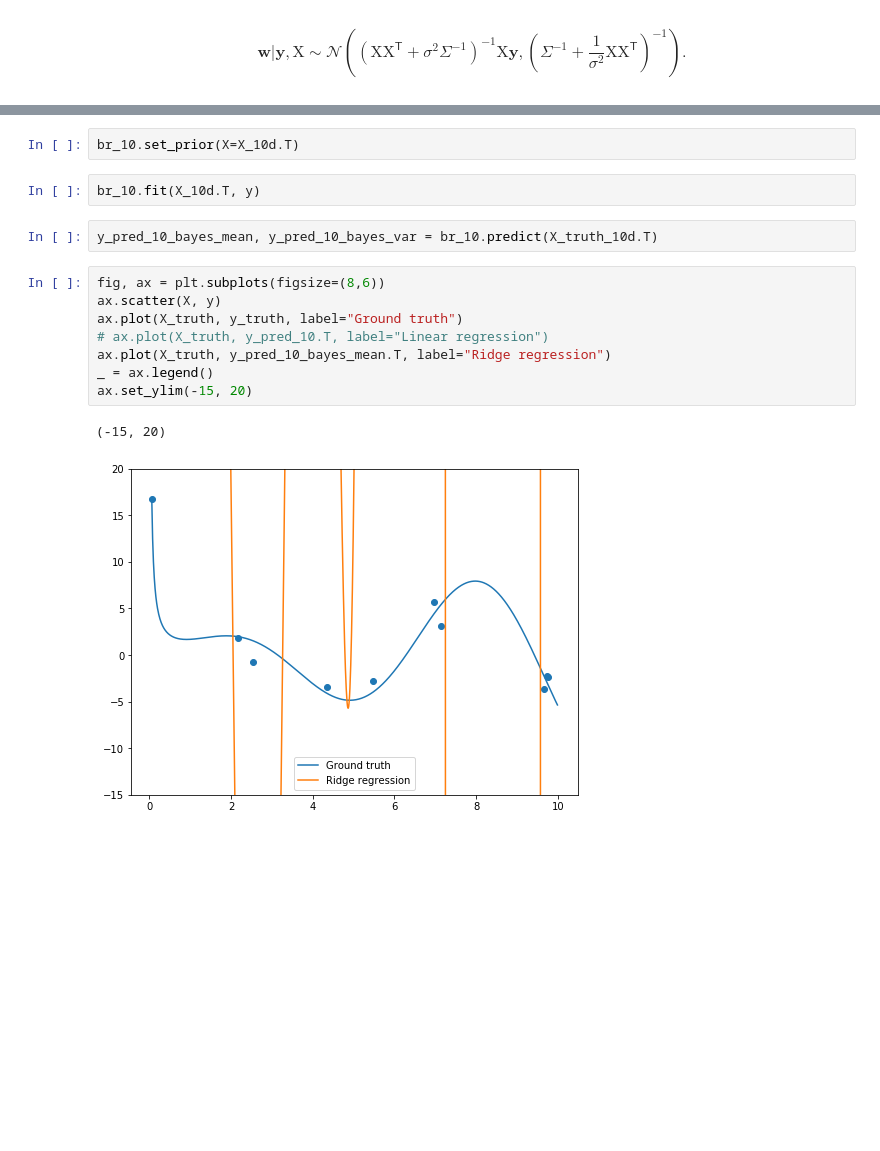
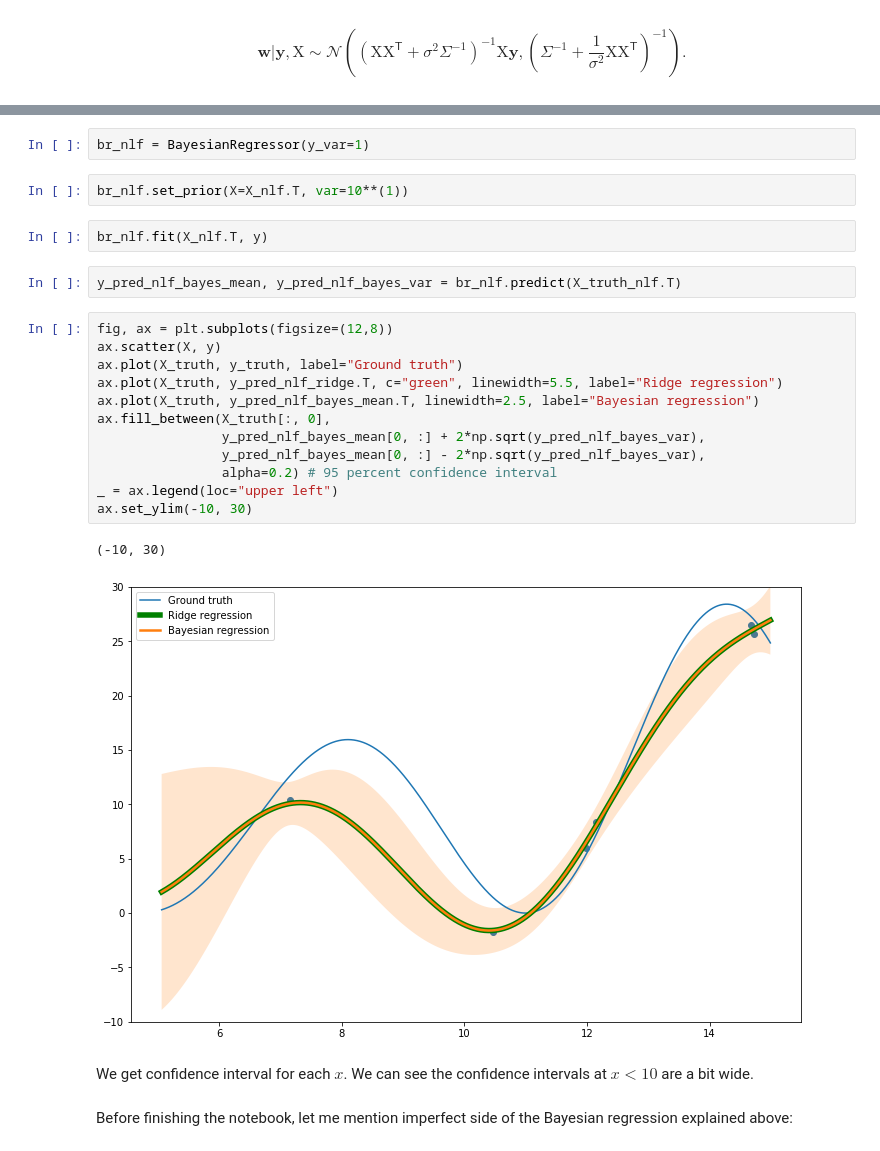
Before and after one commit to yuinityk/ML-impl, a Jupyter notebook: BayesianRegression/BayesReg.ipynb, the cells around one changed output, grey strips where cells are left out. Saved outputs shown, nothing was run; the diff lists cells and outputs as text; blank space fills up the shorter version.

Commit message:
[Fix] Finished implementaion of Bayesian regression

```diff
--- a/BayesianRegression/BayesReg.ipynb
+++ b/BayesianRegression/BayesReg.ipynb
@@ -438,17 +441,28 @@ br_10 = BayesianRegressor(y_var=2.0)
+# %%
+br_nlf = BayesianRegressor(y_var=1)
 # %%
-br_10.set_prior(X=X_10d.T)
+br_nlf.set_prior(X=X_nlf.T, var=10**(1))
 # %%
-br_10.fit(X_10d.T, y)
+br_nlf.fit(X_nlf.T, y)
-# %%
-y_pred_10_bayes_mean, y_pred_10_bayes_var = br_10.predict(X_truth_10d.T)
+# %%
+y_pred_nlf_bayes_mean, y_pred_nlf_bayes_var = br_nlf.predict(X_truth_nlf.T)
 # %%
-fig, ax = plt.subplots(figsize=(8,6))
+fig, ax = plt.subplots(figsize=(12,8))
 ax.scatter(X, y)
 ax.plot(X_truth, y_truth, label="Ground truth")
-# ax.plot(X_truth, y_pred_10.T, label="Linear regression")
-ax.plot(X_truth, y_pred_10_bayes_mean.T, label="Ridge regression")
-_ = ax.legend()
-ax.set_ylim(-15, 20)
+ax.plot(X_truth, y_pred_nlf_ridge.T, c="green", linewidth=5.5, label="Ridge regression")
+ax.plot(X_truth, y_pred_nlf_bayes_mean.T, linewidth=2.5, label="Bayesian regression")
+ax.fill_between(X_truth[:, 0],
+                y_pred_nlf_bayes_mean[0, :] + 2*np.sqrt(y_pred_nlf_bayes_var),
+                y_pred_nlf_bayes_mean[0, :] - 2*np.sqrt(y_pred_nlf_bayes_var),
+                alpha=0.2) # 95 percent confidence interval
+_ = ax.legend(loc="upper left")
+ax.set_ylim(-10, 30)
 # %% [output]
-(-15, 20)
+(-10, 30)
-[figure, old version]
+[figure, new version]
+# %% [markdown]
+We get confidence interval for each $x$.
+We can see the confidence intervals at $x<10$ are a bit wide.
+# %% [markdown]
+Before finishing the notebook, let me mention imperfect side of the Bayesian regression explained above:
```
Also changed, not shown: parts of 32 cells of this notebook.
